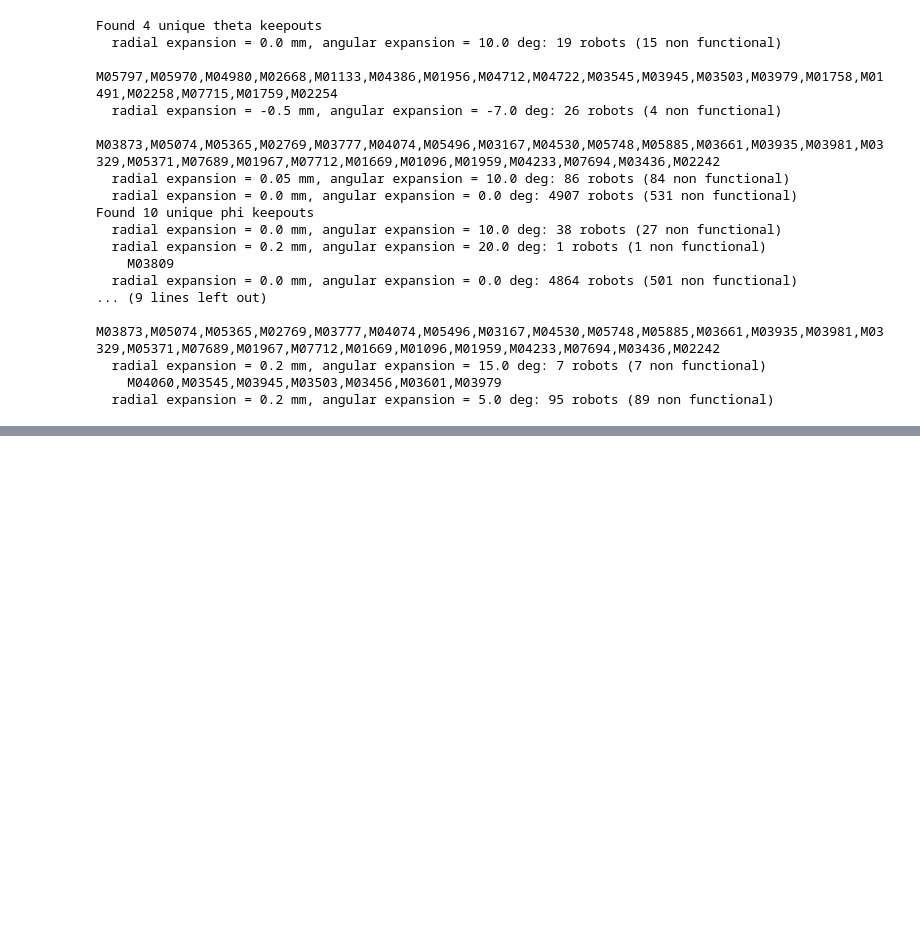
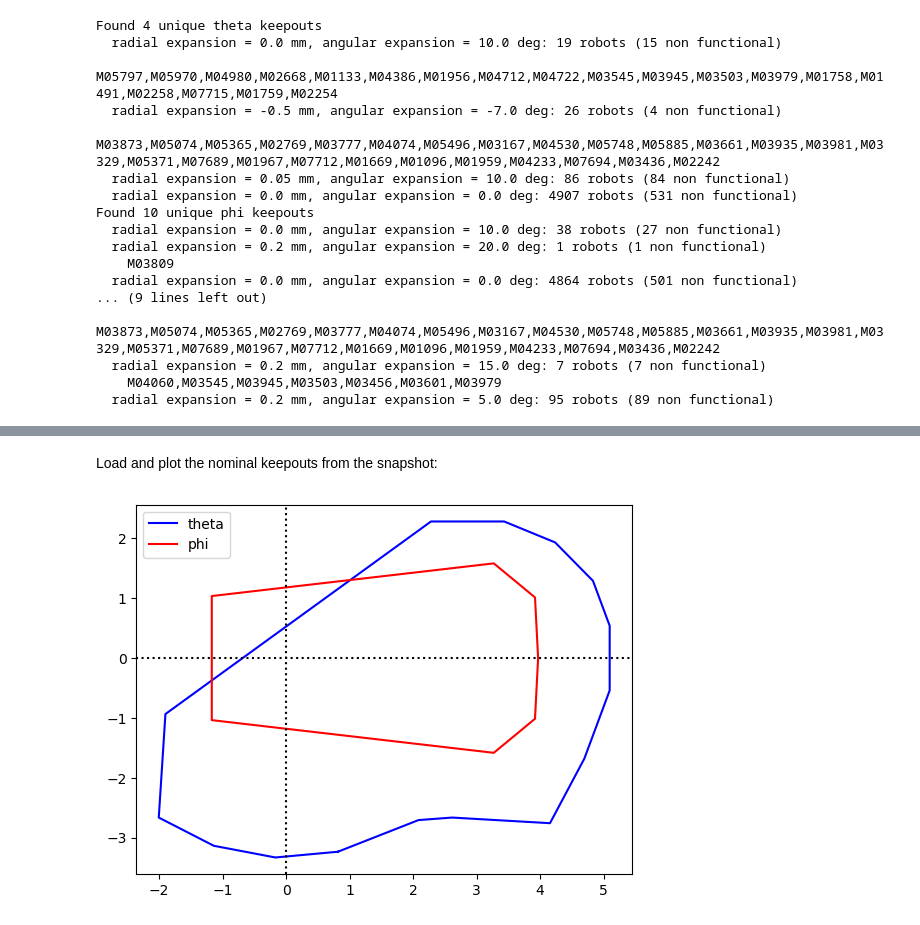
Before and after one commit to desihub/fpoffline, a Jupyter notebook: nb/Keepouts/Keepouts.ipynb, the cells around one changed output, grey strips where cells are left out. Cells and saved outputs as stored; diff of their text form; code cells hidden in the pictures; blank space fills up the shorter version.

```diff
--- a/nb/Keepouts/Keepouts.ipynb
+++ b/nb/Keepouts/Keepouts.ipynb
@@ -72 +184,3 @@ Found 10 unique phi keepouts
+# %% [markdown]
+Load and plot the nominal keepouts from the snapshot:
 # %%
@@ -93,0 +191,9 @@ def get_keepouts(snap, arm):
+# %%
+plt.plot(*nominal_T, 'b-', label='theta')
+plt.plot(*nominal_P, 'r-', label='phi')
+plt.axvline(0, c='k', ls=':')
+plt.axhline(0, c='k', ls=':')
+plt.legend()
+plt.savefig('nominals.jpg');
+# %% [output]
+[figure, added]
```
Also changed, not shown: parts of 39 cells of this notebook, 3 other files.
